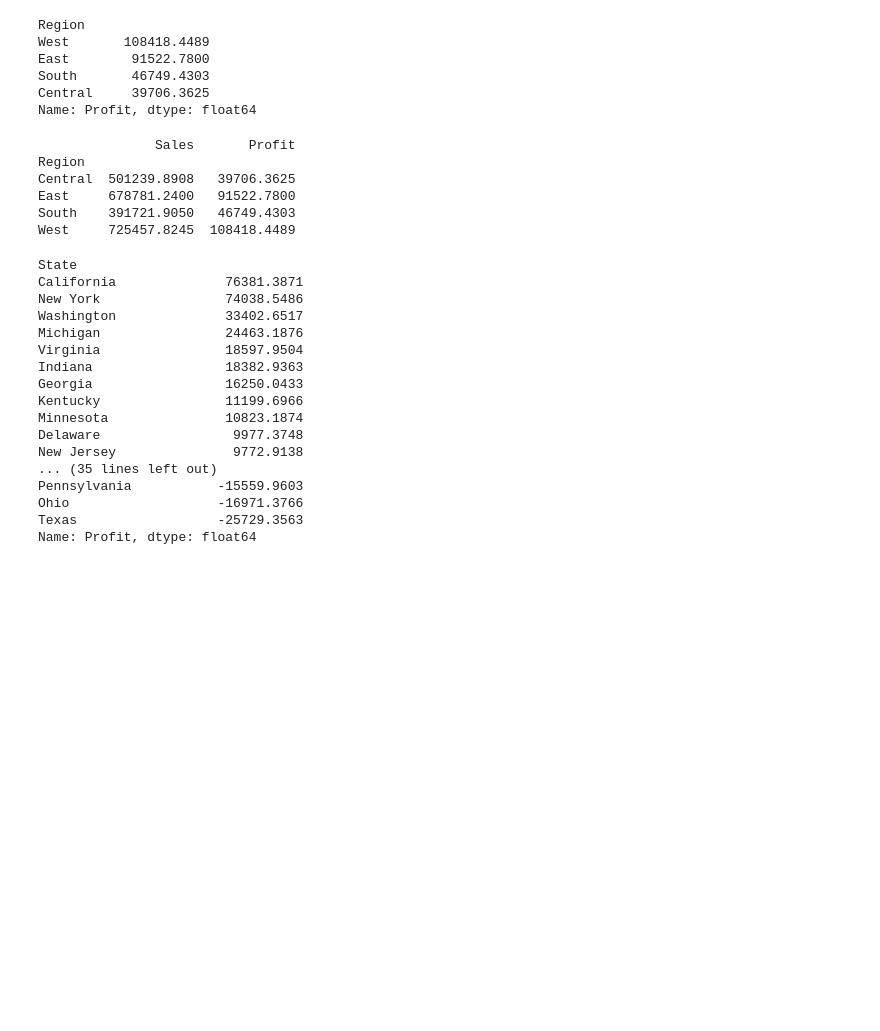
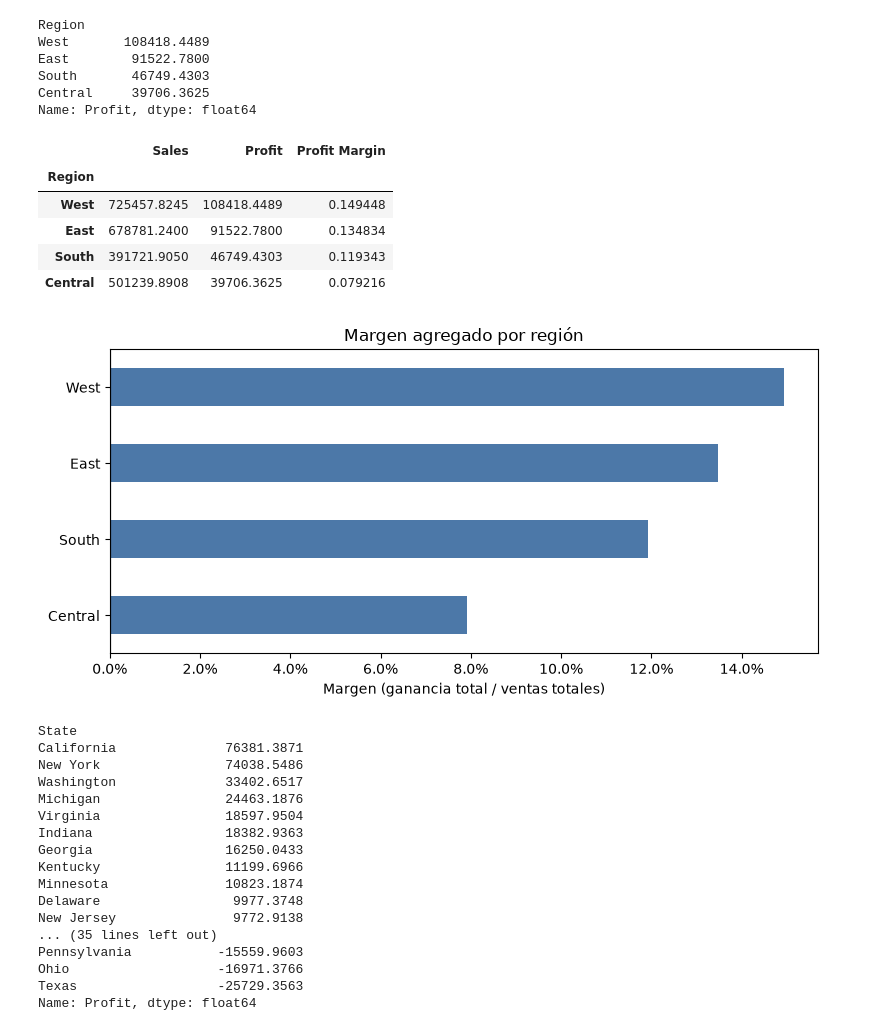
Before and after one commit to victorchalen98/superstore-analysis, a Jupyter notebook: notebooks/superstore_analysis.ipynb, the cells around one changed output. Saved outputs shown, nothing was run; the diff lists cells and outputs as text; code cells hidden in the pictures; blank space fills up the shorter version.

```diff
--- a/notebooks/superstore_analysis.ipynb
+++ b/notebooks/superstore_analysis.ipynb
@@ -299,15 +401,32 @@ Central     39706.3625
 Name: Profit, dtype: float64
 # %%
 # ¿Qué región tiene mejor margen de rentabilidad?
-region_analysis = (df.groupby("Region").agg({"Sales":"sum", "Profit":"sum"}))
-print(region_analysis)
+region_analysis = df.groupby("Region").agg(
+    Sales=("Sales", "sum"),
+    Profit=("Profit", "sum"),
+)
+region_analysis["Profit Margin"] = region_analysis["Profit"] / region_analysis["Sales"]
+region_analysis = region_analysis.sort_values("Profit Margin", ascending=False)
+display(region_analysis)
+
+region_analysis["Profit Margin"].sort_values().plot(
+    kind="barh", figsize=(8, 4), color="#4C78A8",
+    title="Margen agregado por región",
+)
+plt.xlabel("Margen (ganancia total / ventas totales)")
+plt.ylabel("")
+plt.gca().xaxis.set_major_formatter(PercentFormatter(1))
+plt.axvline(0, color="black", linewidth=0.8)
+plt.tight_layout()
+plt.show()
 # %% [output]
-               Sales       Profit
-Region
-Central  501239.8908   39706.3625
-East     678781.2400   91522.7800
-South    391721.9050   46749.4303
-West     725457.8245  108418.4489
+|  | Sales | Profit | Profit Margin |
+| Region |  |  |  |
+| West | 725457.8245 | 108418.4489 | 0.149448 |
+| East | 678781.2400 | 91522.7800 | 0.134834 |
+| South | 391721.9050 | 46749.4303 | 0.119343 |
+| Central | 501239.8908 | 39706.3625 | 0.079216 |
+[figure, added]
 # %%
 # ¿Qué estados aportan más utilidad total?
 profit_state = (df.groupby("State")["Profit"].sum().sort_values(ascending=False))
```
Also changed, not shown: parts of 16 cells of this notebook, 1 other file.
